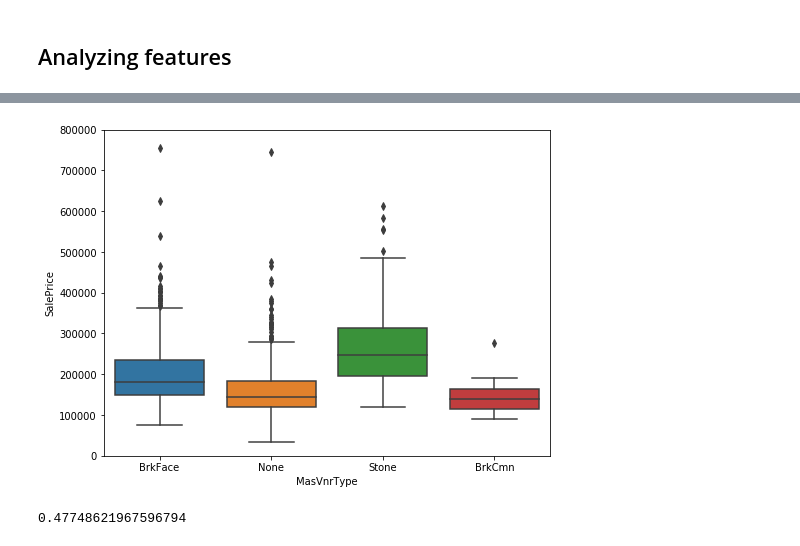
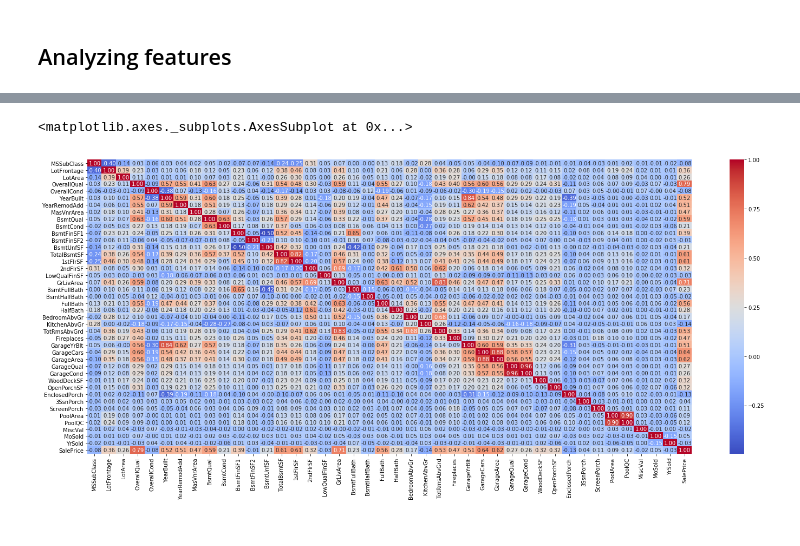
Before and after one commit to raphaelcfernandes/HouseSalePricePrediction, a Jupyter notebook: Data Analytics Final Project.ipynb, the cells around one changed output, grey strips where cells are left out. Cells and saved outputs as stored; diff of their text form; code cells hidden in the pictures.

Commit message:
no more missing values

```diff
--- a/Data Analytics Final Project.ipynb
+++ b/Data Analytics Final Project.ipynb
@@ -324,3 +346,31 @@ data.plot.scatter(x=var, y='SalePrice', ylim=(0,800000));
+# %%
+def fill_missing_MasVnrArea(df):
+
+    #Feature set
+    age_df = df[['MasVnrArea','LotFrontage','OverallQual','OverallCond','YearBuilt','YearRemodAdd','BsmtQual','BsmtFinSF1','TotalBsmtSF','1stFlrSF','GrLivArea','FullBath','TotRmsAbvGrd','Fireplaces','GarageYrBlt','GarageCars','GarageArea','SalePrice','MasVnrType']]
+    age_df = pd.get_dummies(age_df)
+    # Split sets into train and test
+    train  = age_df.loc[ (df.MasVnrArea.notnull()) ]# known Age values
+    test = age_df.loc[ (df.MasVnrArea.isnull()) ]# null Ages
+
+    # All age values are stored in a target array
+    y = train.values[:, 0]
+
+    # All the other values are stored in the feature array
+    X = train.values[:, 1::]
+
+    # Create and fit a model
+    rtr = RandomForestRegressor(n_estimators=2000, n_jobs=-1)
+    rtr.fit(X, y)
+
+    # Use the fitted model to predict the missing values
+    predictedAges = rtr.predict(test.values[:, 1::])
+
+    # Assign those predictions to the full data set
+    df.loc[ (df.MasVnrArea.isnull()), 'MasVnrArea' ] = predictedAges
+
+    return df
+df_train = fill_missing_MasVnrArea(df_train)
 # %% [markdown]
 ## Electrical: Electrical system
 - SBrkr	Standard Circuit Breakers & Romex
@@ -354,12 +387,18 @@ sns.heatmap(corr,annot=True, fmt = ".2f", cmap = "coolwarm")
-# %%
-var = 'MasVnrType'
-data = pd.concat([df_train['SalePrice'], df_train[var]], axis=1)
-f, ax = plt.subplots(figsize=(8, 6))
-fig = sns.boxplot(x=var, y="SalePrice", data=data)
-fig.axis(ymin=0, ymax=800000);
-# %% [output]
-[figure, removed]
-# %%
-df_train['SalePrice'].corr(df_train['MasVnrArea'])
-# %% [output]
-0.47748621967596794
+# %%
+# df_train=pd.read_csv('train.csv')
+corr = df_train.corr()
+# for i in corr.keys():
+#     if i in df_train.keys() and i != 'MasVnrArea':
+#         df_train.drop([i],axis=1,inplace=True)
+# df_train = pd.get_dummies(df_train)
+# for i in df_train.keys():
+#     if (df_train[i].corr(df_train['MasVnrArea']) > 0.5 or df_train[i].corr(df_train['MasVnrArea']) < -0.5):
+#         print('Correlation ',i,'and MasVnrArea:', df_train[i].corr(df_train['MasVnrArea']))
+# for i in corr.keys():
+#     if corr[i].corr(corr['MasVnrArea']) > 0.4 or corr[i].corr(corr['MasVnrArea']) < -0.4:
+#         print('Correlation ',i,'and MasVnrArea:', corr[i].corr(corr['MasVnrArea']))
+f, ax = plt.subplots(figsize=(25, 10))
+sns.heatmap(corr,annot=True, fmt = ".2f", cmap = "coolwarm")
+# %% [output]
+<matplotlib.axes._subplots.AxesSubplot at 0x...>
+[figure, added]
```
Also changed, not shown: parts of 14 cells of this notebook.
